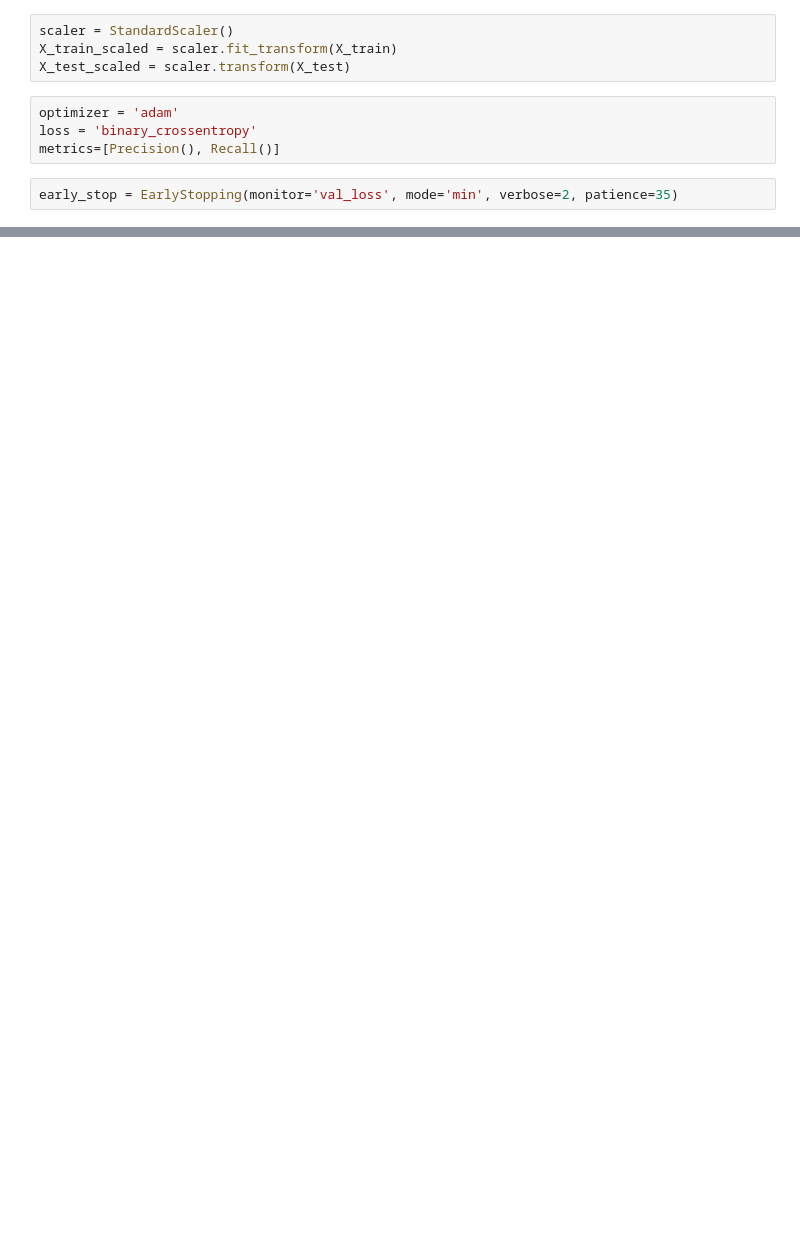
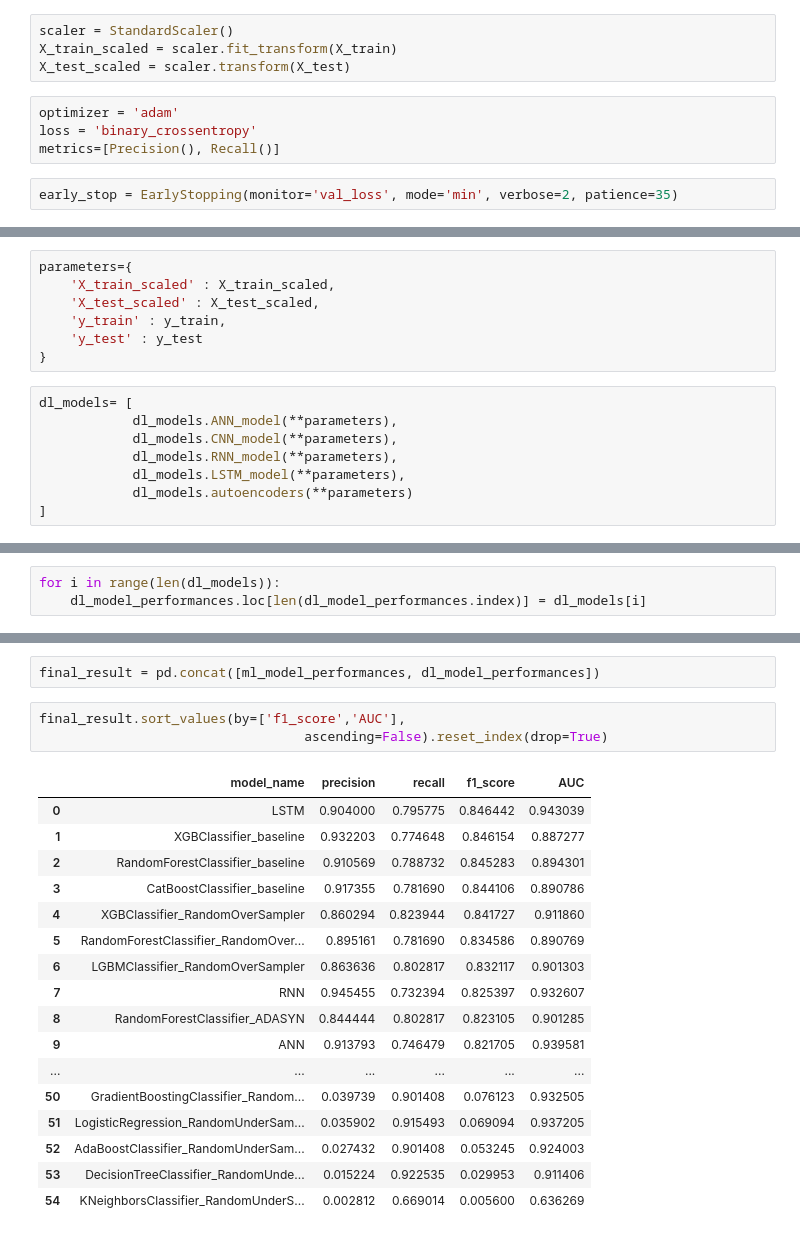
Before and after one commit to Tek-nr/AI-Based-Fraud-Detection, a Jupyter notebook: creditcard.ipynb, the cells around one changed output, grey strips where cells are left out. Cells and saved outputs as stored; diff of their text form; blank space fills up the shorter version.

```diff
--- a/creditcard.ipynb
+++ b/creditcard.ipynb
@@ -709,0 +515,15 @@ mtap.all_performances.sort_values(by=['f1_score','AUC'],
+# %%
+parameters={
+    'X_train_scaled' : X_train_scaled,
+    'X_test_scaled' : X_test_scaled,
+    'y_train' : y_train,
+    'y_test' : y_test
+}
+# %%
+dl_models= [
+            dl_models.ANN_model(**parameters),
+            dl_models.CNN_model(**parameters),
+            dl_models.RNN_model(**parameters),
+            dl_models.LSTM_model(**parameters),
+            dl_models.autoencoders(**parameters)
+]
@@ -709,0 +568,3 @@ mtap.all_performances.sort_values(by=['f1_score','AUC'],
+# %%
+for i in range(len(dl_models)):
+    dl_model_performances.loc[len(dl_model_performances.index)] = dl_models[i]
@@ -709,0 +581,23 @@ mtap.all_performances.sort_values(by=['f1_score','AUC'],
+# %%
+final_result = pd.concat([ml_model_performances, dl_model_performances])
+# %%
+final_result.sort_values(by=['f1_score','AUC'],
+                                  ascending=False).reset_index(drop=True)
+# %% [output]
+|  | model_name | precision | recall | f1_score | AUC |
+| 0 | LSTM | 0.904000 | 0.795775 | 0.846442 | 0.943039 |
+| 1 | XGBClassifier_baseline | 0.932203 | 0.774648 | 0.846154 | 0.887277 |
+| 2 | RandomForestClassifier_baseline | 0.910569 | 0.788732 | 0.845283 | 0.894301 |
+| 3 | CatBoostClassifier_baseline | 0.917355 | 0.781690 | 0.844106 | 0.890786 |
+| 4 | XGBClassifier_RandomOverSampler | 0.860294 | 0.823944 | 0.841727 | 0.911860 |
+| 5 | RandomForestClassifier_RandomOver... | 0.895161 | 0.781690 | 0.834586 | 0.890769 |
+| 6 | LGBMClassifier_RandomOverSampler | 0.863636 | 0.802817 | 0.832117 | 0.901303 |
+| 7 | RNN | 0.945455 | 0.732394 | 0.825397 | 0.932607 |
+| 8 | RandomForestClassifier_ADASYN | 0.844444 | 0.802817 | 0.823105 | 0.901285 |
+| 9 | ANN | 0.913793 | 0.746479 | 0.821705 | 0.939581 |
+| ... | ... | ... | ... | ... | ... |
+| 50 | GradientBoostingClassifier_Random... | 0.039739 | 0.901408 | 0.076123 | 0.932505 |
+| 51 | LogisticRegression_RandomUnderSam... | 0.035902 | 0.915493 | 0.069094 | 0.937205 |
+| 52 | AdaBoostClassifier_RandomUnderSam... | 0.027432 | 0.901408 | 0.053245 | 0.924003 |
+| 53 | DecisionTreeClassifier_RandomUnde... | 0.015224 | 0.922535 | 0.029953 | 0.911406 |
+| 54 | KNeighborsClassifier_RandomUnderS... | 0.002812 | 0.669014 | 0.005600 | 0.636269 |
```
Also changed, not shown: parts of 82 cells of this notebook.
